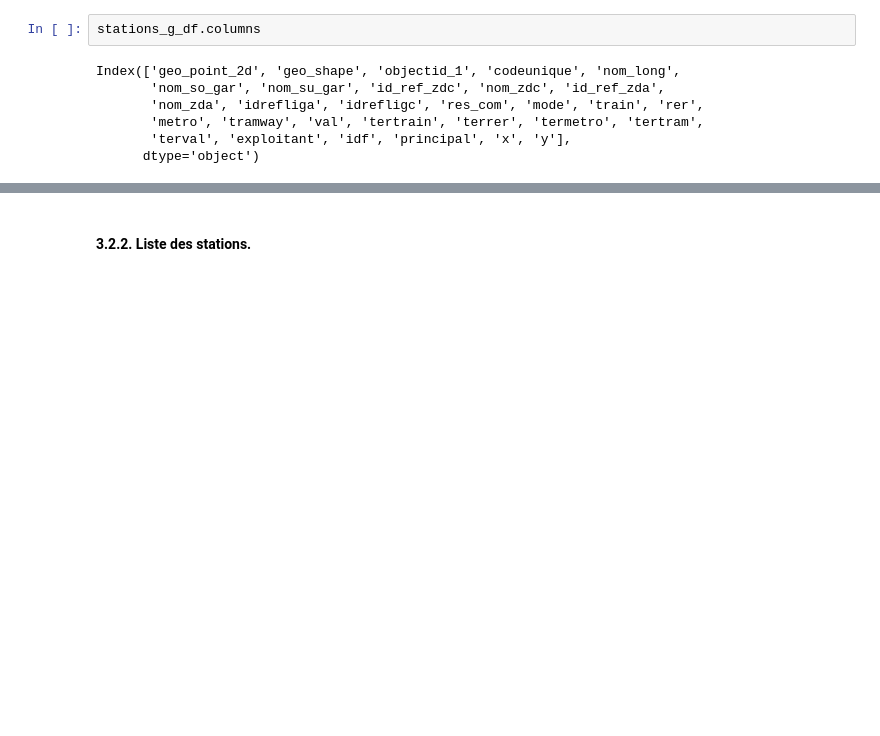
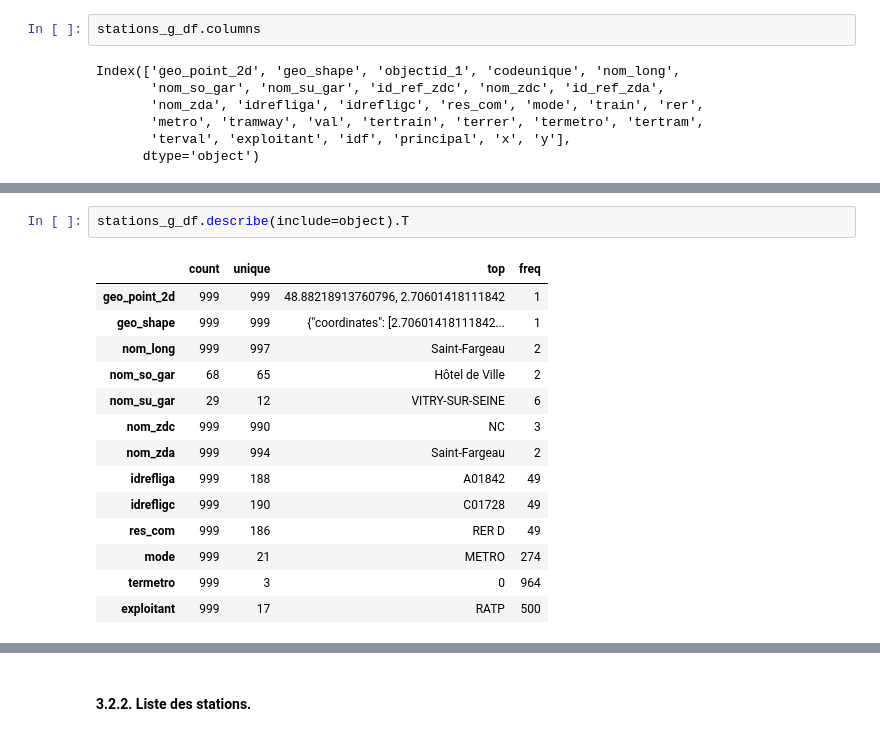
Before and after one commit to m1111111ke/idfm, a Jupyter notebook: notebooks/idfm.ipynb, the cells around one changed output, grey strips where cells are left out. Saved outputs shown, nothing was run; the diff lists cells and outputs as text; blank space fills up the shorter version.

```diff
--- a/notebooks/idfm.ipynb
+++ b/notebooks/idfm.ipynb
@@ -119,0 +251,17 @@ Index(['geo_point_2d', 'geo_shape', 'objectid_1', 'codeunique', 'nom_long',
+# %%
+stations_g_df.describe(include=object).T
+# %% [output]
+|  | count | unique | top | freq |
+| geo_point_2d | 999 | 999 | 48.88218913760796, 2.70601418111842 | 1 |
+| geo_shape | 999 | 999 | {"coordinates": [2.70601418111842... | 1 |
+| nom_long | 999 | 997 | Saint-Fargeau | 2 |
+| nom_so_gar | 68 | 65 | Hôtel de Ville | 2 |
+| nom_su_gar | 29 | 12 | VITRY-SUR-SEINE | 6 |
+| nom_zdc | 999 | 990 | NC | 3 |
+| nom_zda | 999 | 994 | Saint-Fargeau | 2 |
+| idrefliga | 999 | 188 | A01842 | 49 |
+| idrefligc | 999 | 190 | C01728 | 49 |
+| res_com | 999 | 186 | RER D | 49 |
+| mode | 999 | 21 | METRO | 274 |
+| termetro | 999 | 3 | 0 | 964 |
+| exploitant | 999 | 17 | RATP | 500 |
```
Also changed, not shown: parts of 45 cells of this notebook.
